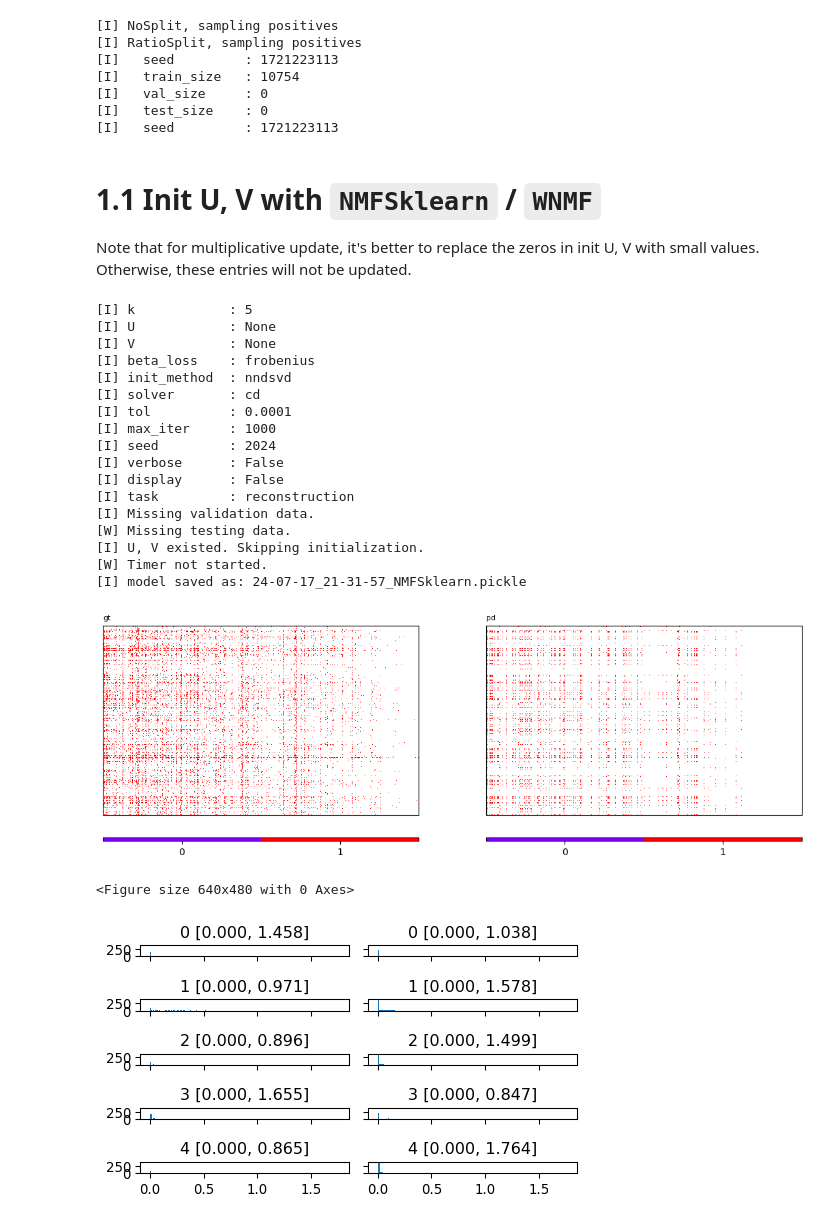
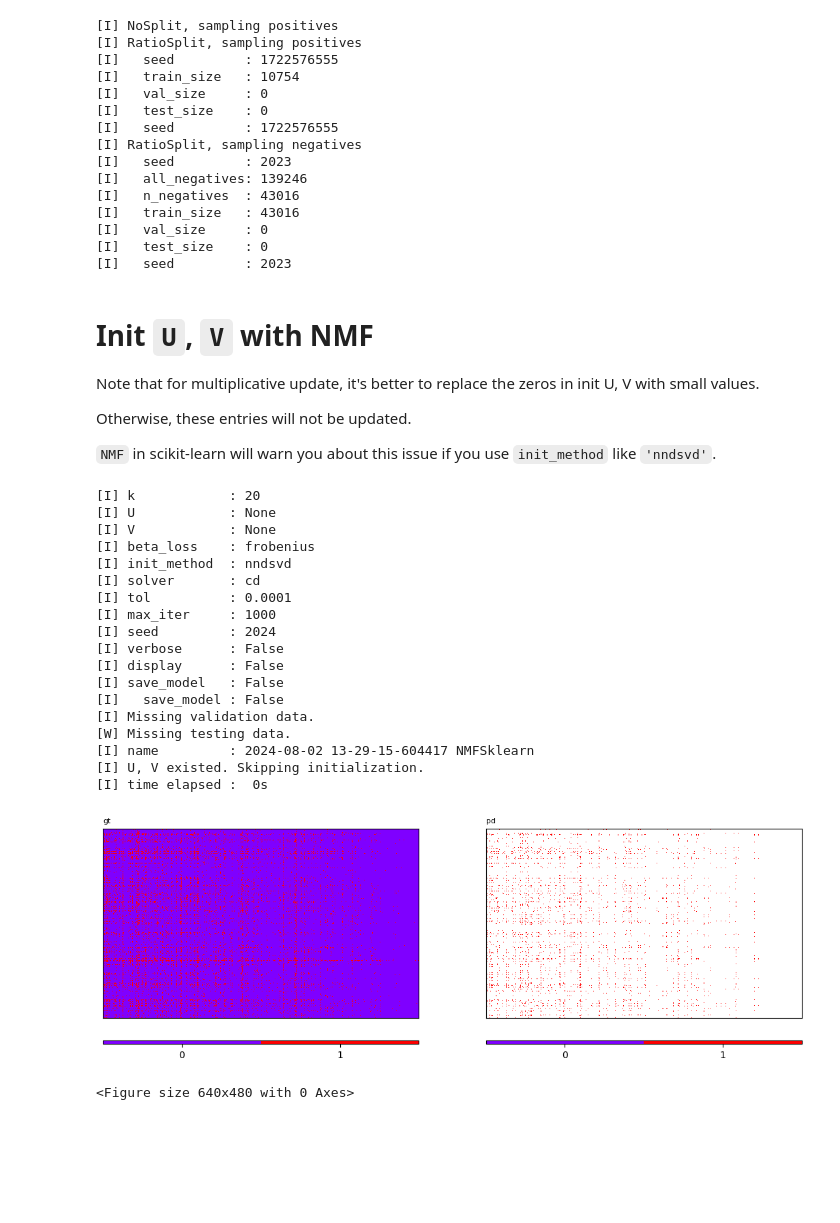
Before and after one commit to PreferredAI/PyBMF, a Jupyter notebook: examples/ex05_1_BinaryMFPenalty.ipynb, the cells around one changed output. Saved outputs shown, nothing was run; the diff lists cells and outputs as text; code cells hidden in the pictures; blank space fills up the shorter version.

```diff
--- a/examples/ex05_1_BinaryMFPenalty.ipynb
+++ b/examples/ex05_1_BinaryMFPenalty.ipynb
@@ -44,59 +50,78 @@ idx = data.sample(factor_id=1, n_samples=500, seed=1000)
 # %%
-from datasets import RatioSplit, NoSplit
+# splitting the data into train, validation and test
+
+from PyBMF.datasets import RatioSplit, NoSplit
 
 # split = RatioSplit(X=data.X, val_size=0.1, test_size=0.2, seed=1997)
+split = NoSplit(X=data.X)
+
 # split.negative_sample(
 #     train_size=split.pos_train_size,
 #     val_size=split.pos_val_size,
 #     test_size=split.pos_test_size,
 #     seed=2023, type='popularity')
-
-split = NoSplit(X=data.X)
+split.negative_sample(
+    size=split.pos_size,
+    seed=2023, type='popularity')
 
 X_train, X_val, X_test = split.X_train, split.X_val, split.X_test
 # %% [output]
 [I] NoSplit, sampling positives
 [I] RatioSplit, sampling positives
-[I]   seed         : 1721223113
+[I]   seed         : 1722576555
 [I]   train_size   : 10754
 [I]   val_size     : 0
 [I]   test_size    : 0
-[I]   seed         : 1721223113
+[I]   seed         : 1722576555
+[I] RatioSplit, sampling negatives
+[I]   seed         : 2023
+[I]   all_negatives: 139246
+[I]   n_negatives  : 43016
+[I]   train_size   : 43016
+[I]   val_size     : 0
+[I]   test_size    : 0
+[I]   seed         : 2023
+# %%
+# shared parameters
+
+k = 20
+W = 'full'
+task = 'reconstruction'
 # %% [markdown]
-# 1.1 Init U, V with `NMFSklearn` / `WNMF`
+# Init `U`, `V` with NMF
 
 Note that for multiplicative update, it's better to replace the zeros in init U, V with small values.
+
 Otherwise, these entries will not be updated.
+
+`NMF` in scikit-learn will warn you about this issue if you use `init_method` like `'nndsvd'`.
 # %%
-from models import NMFSklearn, WNMF
-from utils import show_factor_distribution
-
-k = 5
+from PyBMF.models import NMFSklearn, WNMF
+from PyBMF.utils import show_factor_distribution
 
 model_nmf = NMFSklearn(k=k, init_method='nndsvd', max_iter=1000, seed=2024)
-# model_nmf = WNMF(k=k, W='full', beta_loss='frobenius', init_method='normal', max_iter=1000, seed=2024)
+model_nmf.fit(X_train=X_train, save_model=False)
 
-model_nmf.fit(X_train=X_train, task='reconstruction', verbose=False, display=False)
-
-show_factor_distribution(U=model_nmf.U, V=model_nmf.V, resolution=100)
+# model_nmf = WNMF(k=k, W=W, beta_loss='frobenius', init_method='normal', max_iter=1000, seed=2024)
+# model_nmf.fit(X_train=X_train, task='reconstruction', verbose=False, display=False, show_logs=False, show_result=True, save_model=False)
 # %% [output]
-[I] k            : 5
+[I] k            : 20
 [I] U            : None
 [I] V            : None
 [I] beta_loss    : frobenius
 [I] init_method  : nndsvd
 [I] solver       : cd
 [I] tol          : 0.0001
 [I] max_iter     : 1000
 [I] seed         : 2024
 [I] verbose      : False
 [I] display      : False
-[I] task         : reconstruction
+[I] save_model   : False
+[I]   save_model : False
 [I] Missing validation data.
 [W] Missing testing data.
+[I] name         : 2024-08-02 13-29-15-604417 NMFSklearn
 [I] U, V existed. Skipping initialization.
-[W] Timer not started.
-[I] model saved as: 24-07-17_21-31-57_NMFSklearn.pickle
+[I] time elapsed :  0s
-[figure, old version]
+[figure, new version]
 <Figure size 640x480 with 0 Axes>
-[figure, removed]
```
Also changed, not shown: parts of 20 cells of this notebook, 9 other files.
